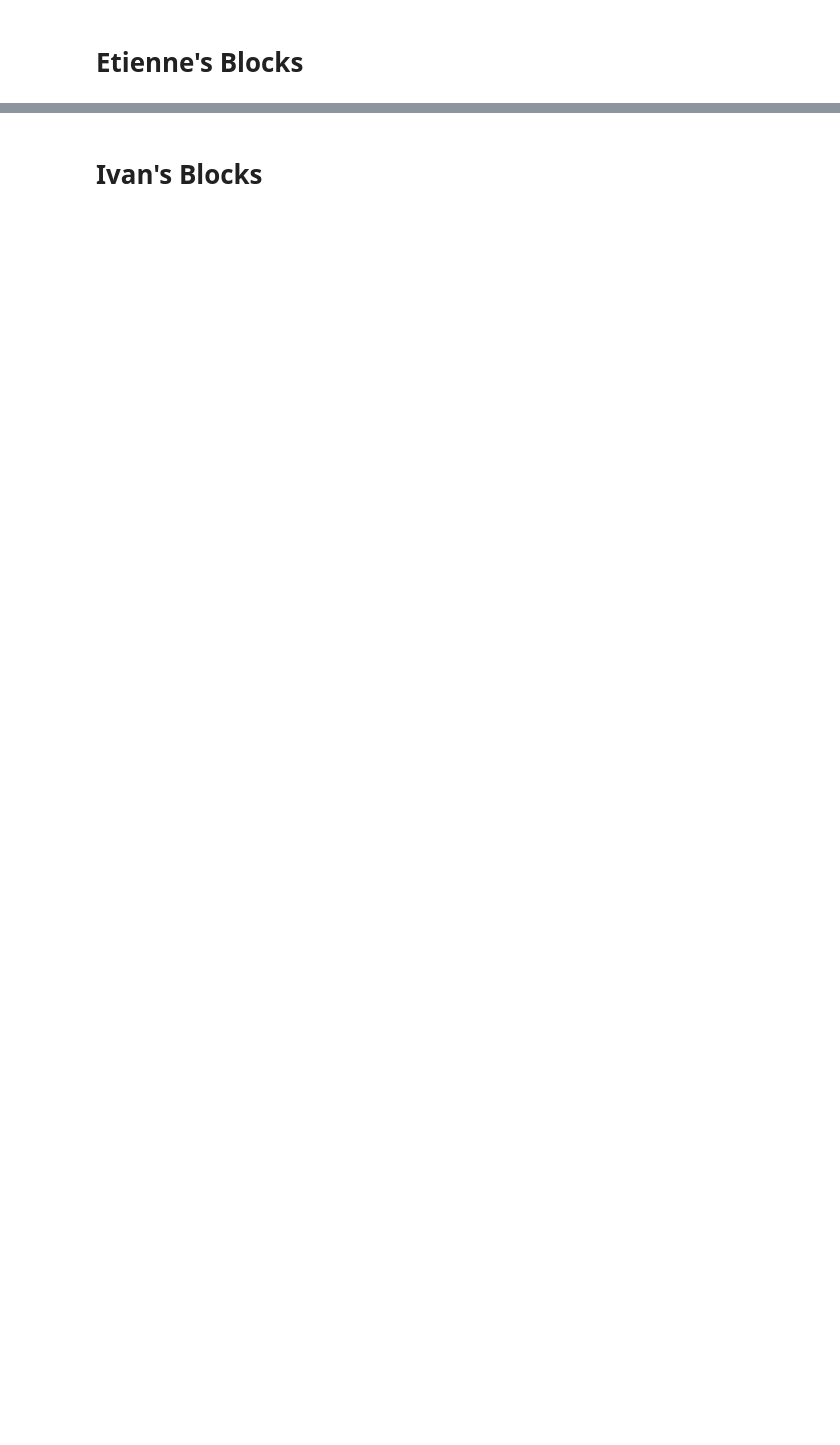
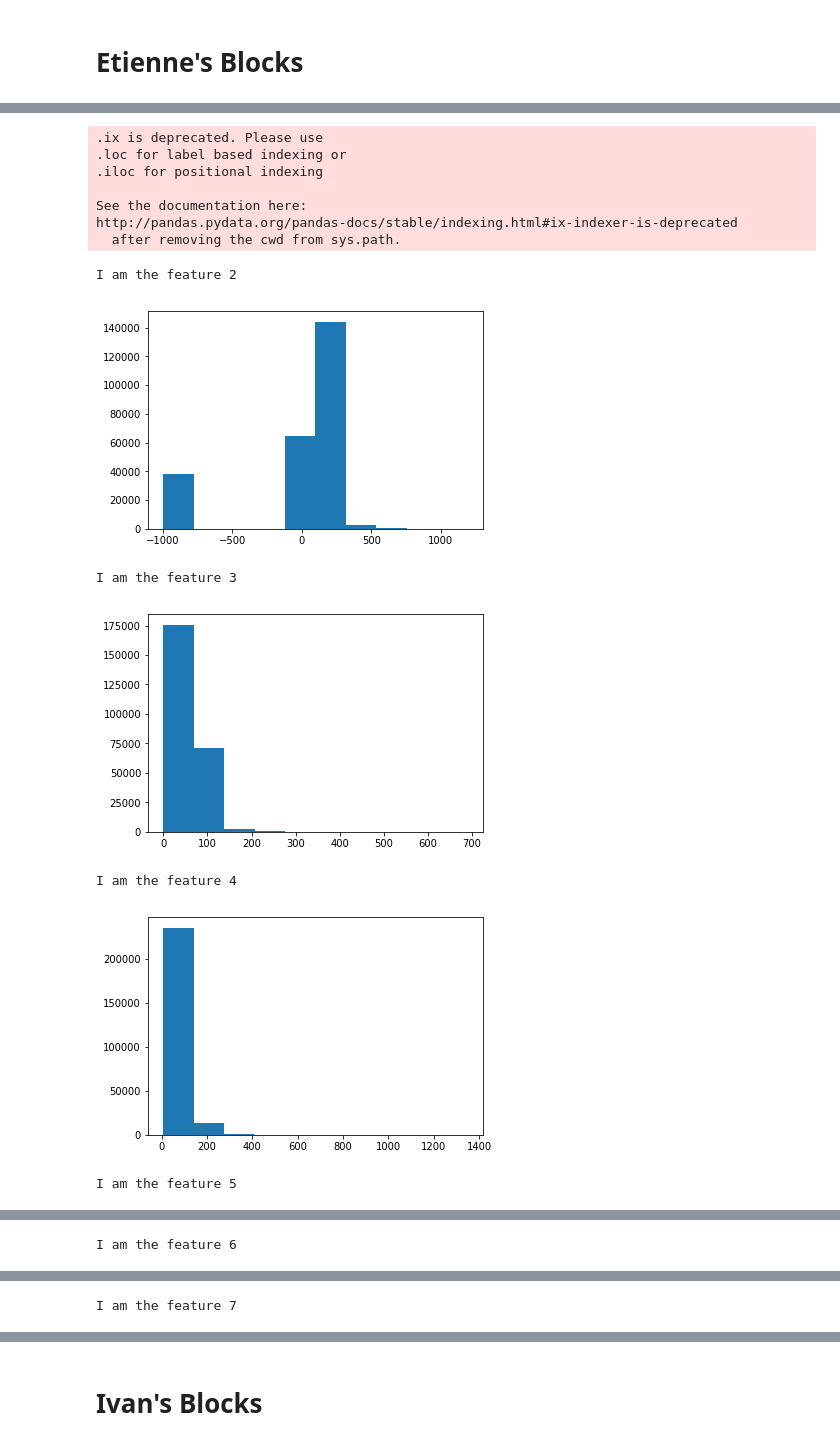
Before and after one commit to rastamoket/ML_project1, a Jupyter notebook: Notebook/Project1.ipynb, the cells around one changed output, grey strips where cells are left out. Drawn from its saved outputs; the diff is of its cells as text; code cells hidden in the pictures; blank space fills up the shorter version.

Commit message:
Some Data inspection

```diff
--- a/Notebook/Project1.ipynb
+++ b/Notebook/Project1.ipynb
@@ -213,0 +236,24 @@ display(testData.head(5))
+# %%
+'''Now that we know that we will have to handle with uncomputable values, it is interesting to have a quick view of the
+distribution of each feature. We will be able to see which features are more concernt about uncomputable values.
+'''
+for i in range(2,32):
+
+    plt.hist(trainData.ix[:,i], 10)
+    print('I am feature ' + str(i))
+    plt.show()
+# %% [output]
+.ix is deprecated. Please use
+.loc for label based indexing or
+.iloc for positional indexing
+
+See the documentation here:
+http://pandas.pydata.org/pandas-docs/stable/indexing.html#ix-indexer-is-deprecated
+  after removing the cwd from sys.path.
+I am the feature 2
+[figure, added]
+I am the feature 3
+[figure, added]
+I am the feature 4
+[figure, added]
+I am the feature 5
@@ -213,0 +261 @@ display(testData.head(5))
+I am the feature 6
@@ -213,0 +263 @@ display(testData.head(5))
+I am the feature 7
```
Also changed, not shown: parts of 6 cells of this notebook.
